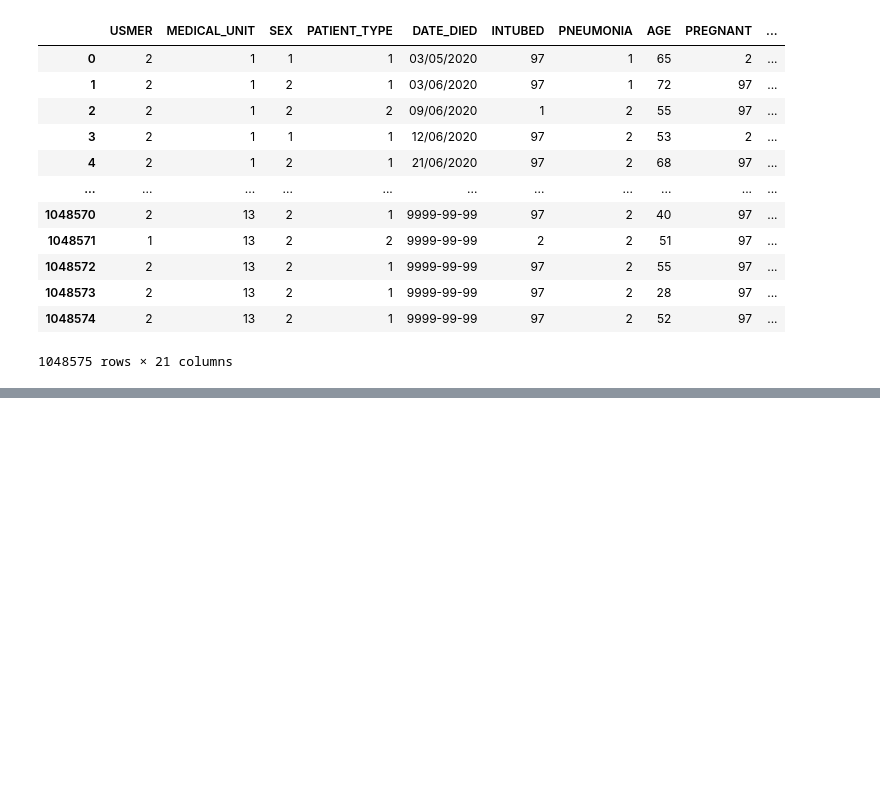
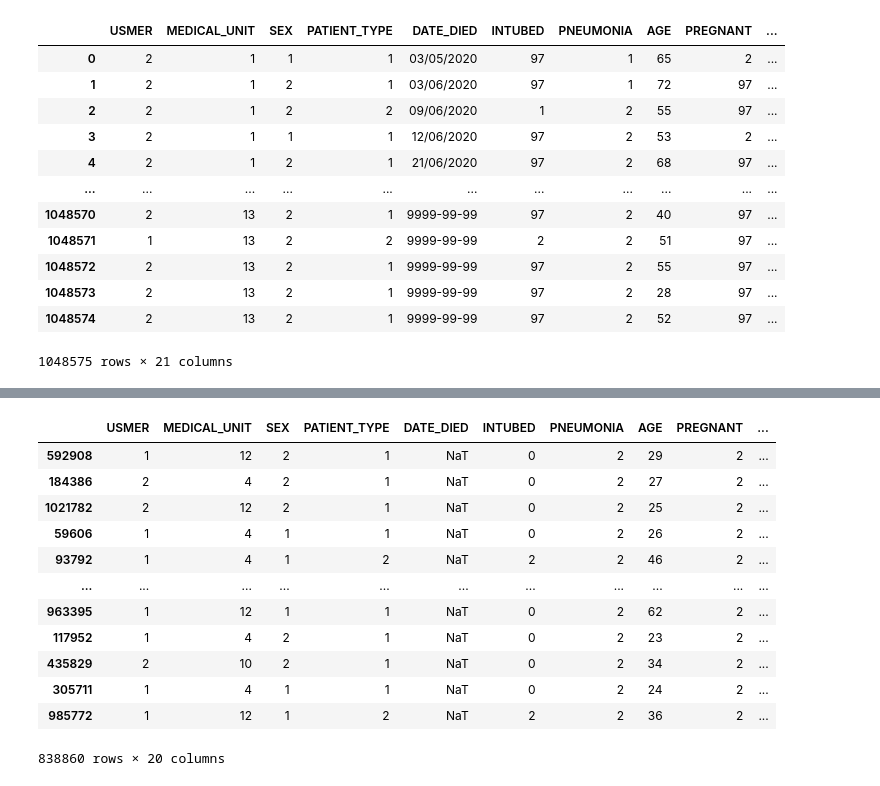
Before and after one commit to samlowe106/MATH-7243-Project, a Jupyter notebook: notebook.ipynb, the cells around one changed output, grey strips where cells are left out. Saved outputs shown, nothing was run; the diff lists cells and outputs as text; code cells hidden in the pictures; blank space fills up the shorter version.

```diff
--- a/notebook.ipynb
+++ b/notebook.ipynb
@@ -82 +159,25 @@ sb.heatmap(pd.get_dummies(X.drop('DATE_DIED', axis=1)).corr(), annot=True, linew
+# %%
+# Perform train-test split
+from sklearn.model_selection import train_test_split
+
+y = data['CLASSIFICATION_FINAL'].copy()
+X = pd.get_dummies(data.drop('CLASSIFICATION_FINAL', axis=1))
+
+X_train, X_test, y_train, y_test = train_test_split(X, y, test_size=0.2, random_state=0)
+
+X_train
+# %% [output]
+|  | USMER | MEDICAL_UNIT | SEX | PATIENT_TYPE | DATE_DIED | INTUBED | PNEUMONIA | AGE | PREGNANT | ... |
+| 592908 | 1 | 12 | 2 | 1 | NaT | 0 | 2 | 29 | 2 | ... |
+| 184386 | 2 | 4 | 2 | 1 | NaT | 0 | 2 | 27 | 2 | ... |
+| 1021782 | 2 | 12 | 2 | 1 | NaT | 0 | 2 | 25 | 2 | ... |
+| 59606 | 1 | 4 | 1 | 1 | NaT | 0 | 2 | 26 | 2 | ... |
+| 93792 | 1 | 4 | 1 | 2 | NaT | 2 | 2 | 46 | 2 | ... |
+| ... | ... | ... | ... | ... | ... | ... | ... | ... | ... | ... |
+| 963395 | 1 | 12 | 1 | 1 | NaT | 0 | 2 | 62 | 2 | ... |
+| 117952 | 1 | 4 | 2 | 1 | NaT | 0 | 2 | 23 | 2 | ... |
+| 435829 | 2 | 10 | 2 | 1 | NaT | 0 | 2 | 34 | 2 | ... |
+| 305711 | 1 | 4 | 1 | 1 | NaT | 0 | 2 | 24 | 2 | ... |
+| 985772 | 1 | 12 | 1 | 2 | NaT | 2 | 2 | 36 | 2 | ... |
+838860 rows × 20 columns
 # %%
```
Also changed, not shown: parts of 6 cells of this notebook.
